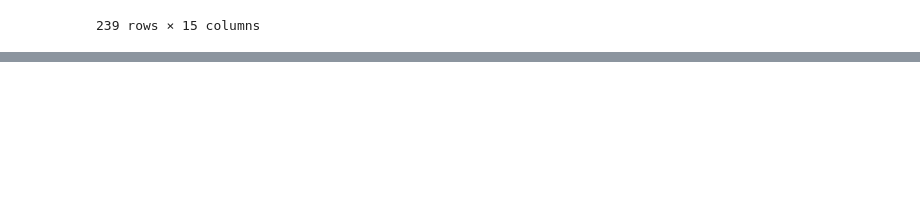
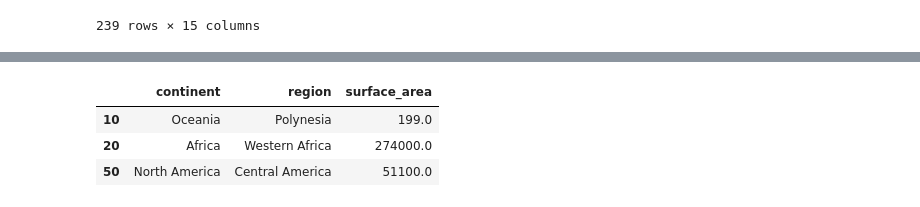
Before and after one commit to EddiRafael/Extraccion-de-datos, a Jupyter notebook: Entregable1.ipynb, the cells around one changed output, grey strips where cells are left out. Cells and saved outputs as stored; diff of their text form; code cells hidden in the pictures; blank space fills up the shorter version.

```diff
--- a/Entregable1.ipynb
+++ b/Entregable1.ipynb
@@ -101,0 +152,9 @@ files.download("filtro3 ejemplo 1.csv")
+# %%
+#filtro 4 ejemplo 1 columnas y filas
+filtro4a= df.iloc[ [10,20,50] , 2:5]
+filtro4a
+# %% [output]
+|  | continent | region | surface_area |
+| 10 | Oceania | Polynesia | 199.0 |
+| 20 | Africa | Western Africa | 274000.0 |
+| 50 | North America | Central America | 51100.0 |
```
Also changed, not shown: parts of 40 cells of this notebook.
